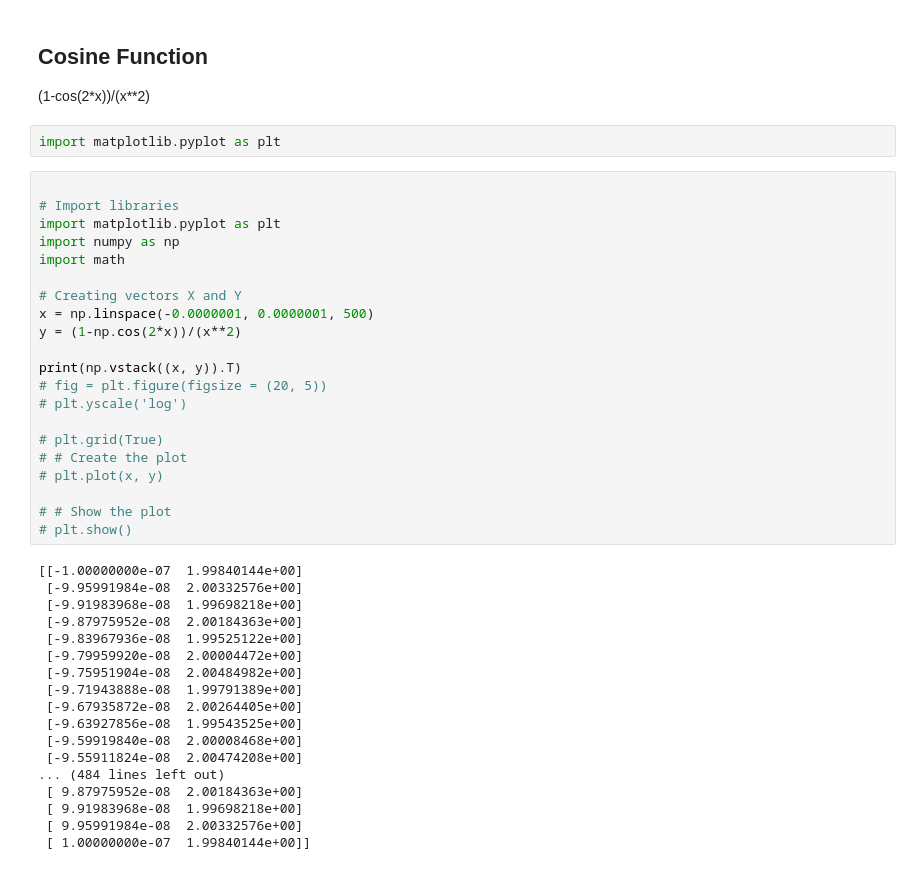
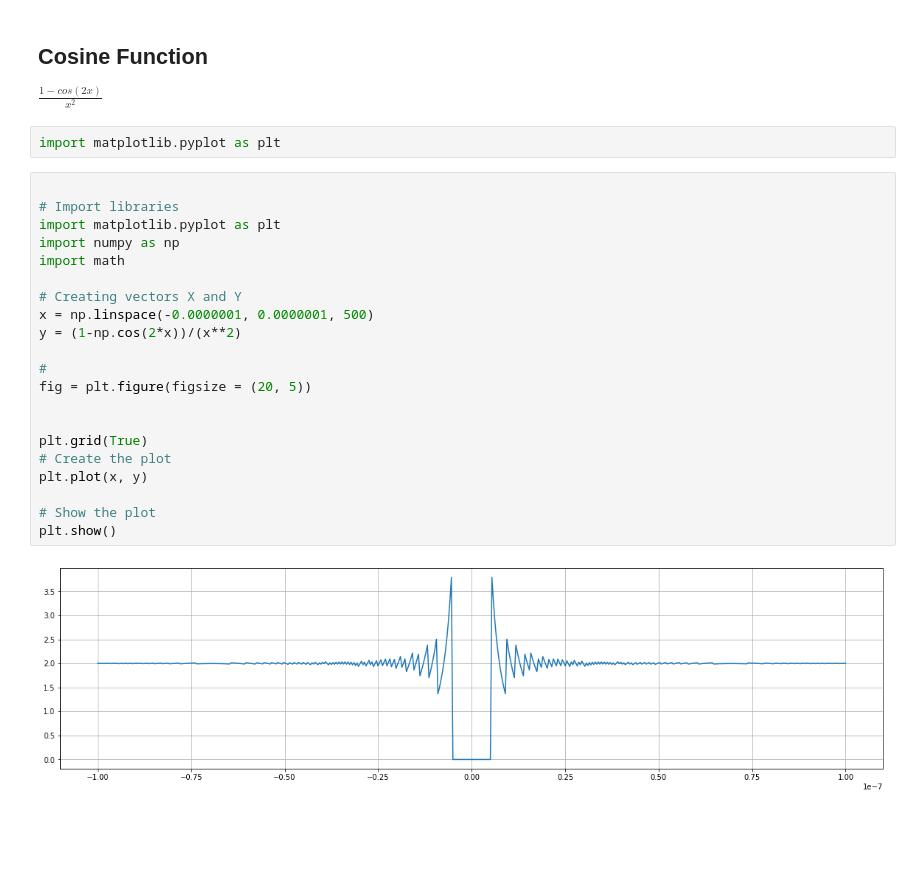
Before and after one commit to shahraizali/cos_function, a Jupyter notebook: MATH.ipynb, the cells around one changed output. Saved outputs shown, nothing was run; the diff lists cells and outputs as text; blank space fills up the shorter version.

```diff
--- a/MATH.ipynb
+++ b/MATH.ipynb
@@ -1,45 +1,29 @@
 # %% [markdown]
 ## Cosine Function
 
-(1-cos(2*x))/(x**2)
+$\frac{1-cos(2x)}{x^2}$
 # %%
 import matplotlib.pyplot as plt
 # %%
 
 # Import libraries
 import matplotlib.pyplot as plt
 import numpy as np
 import math
 
 # Creating vectors X and Y
 x = np.linspace(-0.0000001, 0.0000001, 500)
 y = (1-np.cos(2*x))/(x**2)
 
-print(np.vstack((x, y)).T)
-# fig = plt.figure(figsize = (20, 5))
-# plt.yscale('log')
+#
+fig = plt.figure(figsize = (20, 5))
 
-# plt.grid(True)
-# # Create the plot
-# plt.plot(x, y)
 
-# # Show the plot
-# plt.show()
+plt.grid(True)
+# Create the plot
+plt.plot(x, y)
+
+# Show the plot
+plt.show()
 # %% [output]
-[[-1.00000000e-07  1.99840144e+00]
- [-9.95991984e-08  2.00332576e+00]
- [-9.91983968e-08  1.99698218e+00]
- [-9.87975952e-08  2.00184363e+00]
- [-9.83967936e-08  1.99525122e+00]
- [-9.79959920e-08  2.00004472e+00]
- [-9.75951904e-08  2.00484982e+00]
- [-9.71943888e-08  1.99791389e+00]
- [-9.67935872e-08  2.00264405e+00]
- [-9.63927856e-08  1.99543525e+00]
- [-9.59919840e-08  2.00008468e+00]
- [-9.55911824e-08  2.00474208e+00]
-... (484 lines left out)
- [ 9.87975952e-08  2.00184363e+00]
- [ 9.91983968e-08  1.99698218e+00]
- [ 9.95991984e-08  2.00332576e+00]
- [ 1.00000000e-07  1.99840144e+00]]
+[figure, added]
```
Also changed, not shown: parts of 1 cell of this notebook.
